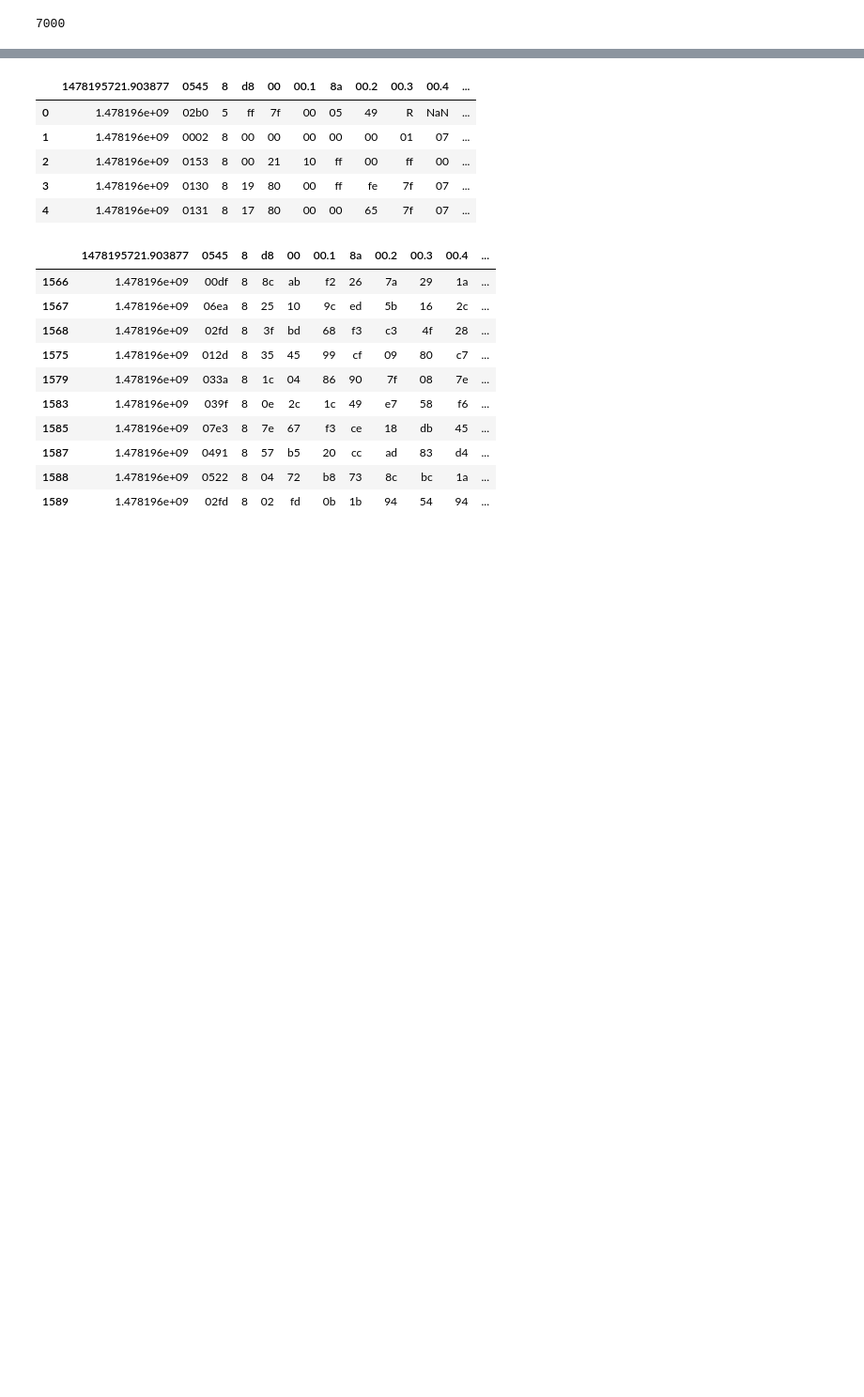
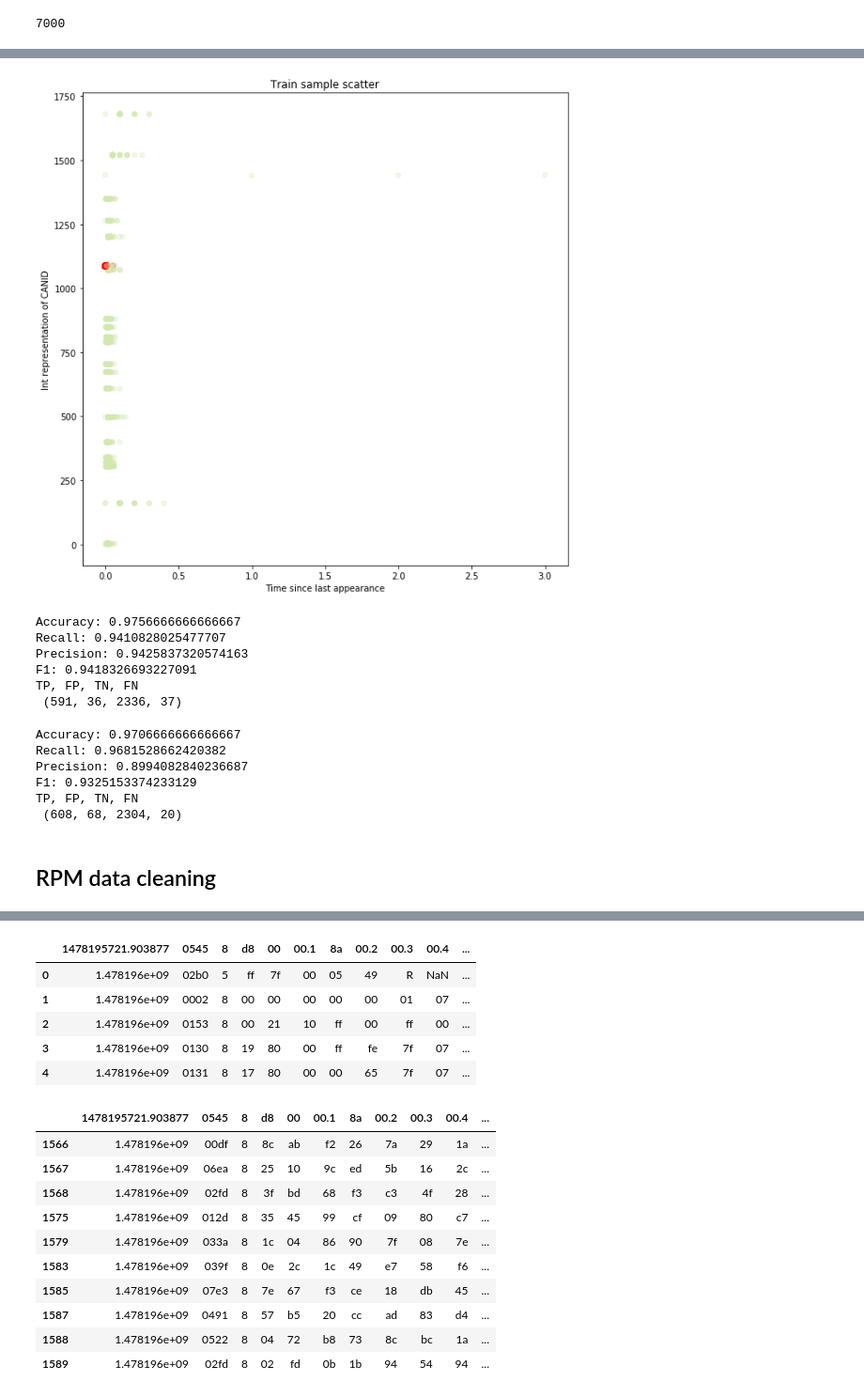
Before and after one commit to NaidaTania/ML-Test, a Jupyter notebook: Hacking dataset.ipynb, the cells around one changed output, grey strips where cells are left out. Shown: that part at 94% size. Cells and saved outputs as stored; diff of their text form; code cells hidden in the pictures; blank space fills up the shorter version.

```diff
--- a/Hacking dataset.ipynb
+++ b/Hacking dataset.ipynb
@@ -497,0 +624,6 @@ F1: 0.5347163468168451
+# %%
+from sklearn.svm import SVC
+classifier = SVC(kernel='linear')
+classifier.fit(simplified_gear_train_data,gear_train_label)
+guesses = classifier.predict(simplified_gear_test_data)
+guesses
@@ -497,0 +667,57 @@ F1: 0.5347163468168451
+# %%
+import matplotlib.pyplot as plt
+plt.figure(figsize=(10,10))
+c = []
+s = []
+for x in gear_train_label:
+    if x == 1:
+        c.append("red")
+        s.append(50)
+    else:
+        c.append("#D3E8B0")
+        s.append(30)
+plt.scatter(simplified_gear_train_data["Time since"],simplified_gear_train_data.index,alpha=0.3,c=c,s=s)
+plt.title('Train sample scatter')
+plt.xlabel('Time since last appearance')
+plt.ylabel('Int representation of CANID')
+plt.show()
+# %% [output]
+[figure, added]
+# %%
+from sklearn.tree import DecisionTreeClassifier
+classifier = DecisionTreeClassifier()
+classifier.fit(simplified_gear_train_data,gear_train_label)
+guesses = classifier.predict(simplified_gear_test_data)
+classifier.score(simplified_gear_test_data,test_label)
+print("Accuracy:",accuracy_score(gear_test_label,guesses))
+print("Recall:",recall_score(gear_test_label,guesses))
+print("Precision:",precision_score(gear_test_label,guesses))
+print("F1:",f1_score(gear_test_label,guesses))
+print("TP, FP, TN, FN\n",perf_measure(gear_test_label,guesses))
+# %% [output]
+Accuracy: 0.9756666666666667
+Recall: 0.9410828025477707
+Precision: 0.9425837320574163
+F1: 0.9418326693227091
+TP, FP, TN, FN
+ (591, 36, 2336, 37)
+# %%
+from sklearn.naive_bayes import GaussianNB
+classifier = GaussianNB()
+classifier.fit(simplified_gear_train_data,gear_train_label)
+guesses = classifier.predict(simplified_gear_test_data)
+classifier.score(simplified_gear_test_data,test_label)
+print("Accuracy:",accuracy_score(gear_test_label,guesses))
+print("Recall:",recall_score(gear_test_label,guesses))
+print("Precision:",precision_score(gear_test_label,guesses))
+print("F1:",f1_score(gear_test_label,guesses))
+print("TP, FP, TN, FN\n",perf_measure(gear_test_label,guesses))
+# %% [output]
+Accuracy: 0.9706666666666667
+Recall: 0.9681528662420382
+Precision: 0.8994082840236687
+F1: 0.9325153374233129
+TP, FP, TN, FN
+ (608, 68, 2304, 20)
+# %% [markdown]
+## RPM data cleaning
```
Also changed, not shown: parts of 78 cells of this notebook.
